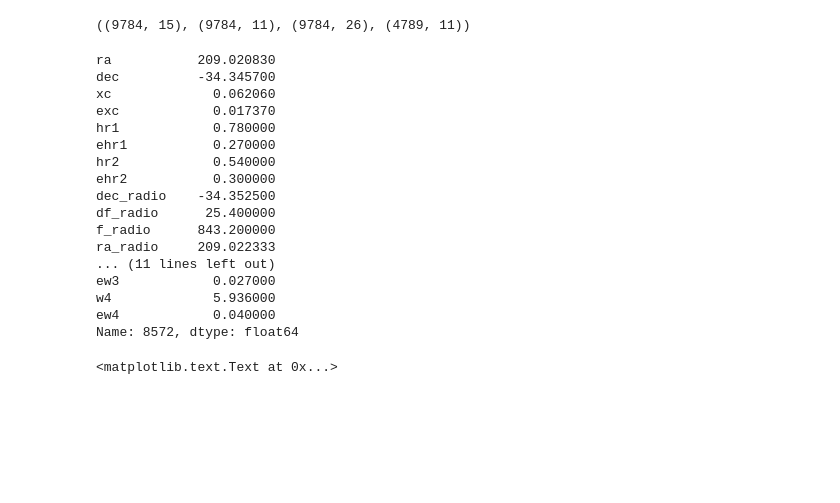
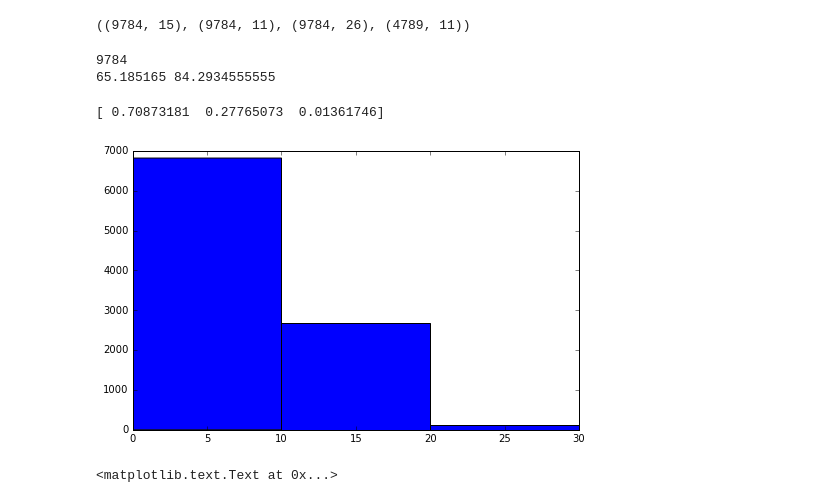
Before and after one commit to leogulus/XRay-Project, a Jupyter notebook: 01_combining_catalog.ipynb, the cells around one changed output. Saved outputs shown, nothing was run; the diff lists cells and outputs as text; code cells hidden in the pictures; blank space fills up the shorter version.

```diff
--- a/01_combining_catalog.ipynb
+++ b/01_combining_catalog.ipynb
@@ -716,26 +713,18 @@ fin=newfile.join(wi1)
 newfile.shape, wi1.shape, fin.shape, wi1.dropna().shape
 # %% [output]
 ((9784, 15), (9784, 11), (9784, 26), (4789, 11))
-# %%
-fin.loc[8572,:]
-# %% [output]
-ra           209.020830
-dec          -34.345700
-xc             0.062060
-exc            0.017370
-hr1            0.780000
-ehr1           0.270000
-hr2            0.540000
-ehr2           0.300000
-dec_radio    -34.352500
-df_radio      25.400000
-f_radio      843.200000
-ra_radio     209.022333
-... (11 lines left out)
-ew3            0.027000
-w4             5.936000
-ew4            0.040000
-Name: 8572, dtype: float64
+# %%
+fin.columns; print len(ra_n); print ra_n[1], dec_n[3]
+# %% [output]
+9784
+65.185165 84.2934555555
+# %%
+hist=plt.hist((np.sqrt((fin.loc[:,'ra_w']-ra_n)**2+(fin.loc[:,'dec_w']-dec_n)**2)*3600).dropna(),bins=[0,10,20,30])
+print np.array(hist[0])/np.sum(hist[0])
+#print np.sum(np.array(hist[0])/np.sum(hist[0]))
+# %% [output]
+[ 0.70873181  0.27765073  0.01361746]
+[figure, added]
 # %%
 fig = plt.figure(figsize=(8,6))
 ax = fig.add_subplot(111)
```
Also changed, not shown: parts of 10 cells of this notebook, 5 other files.
